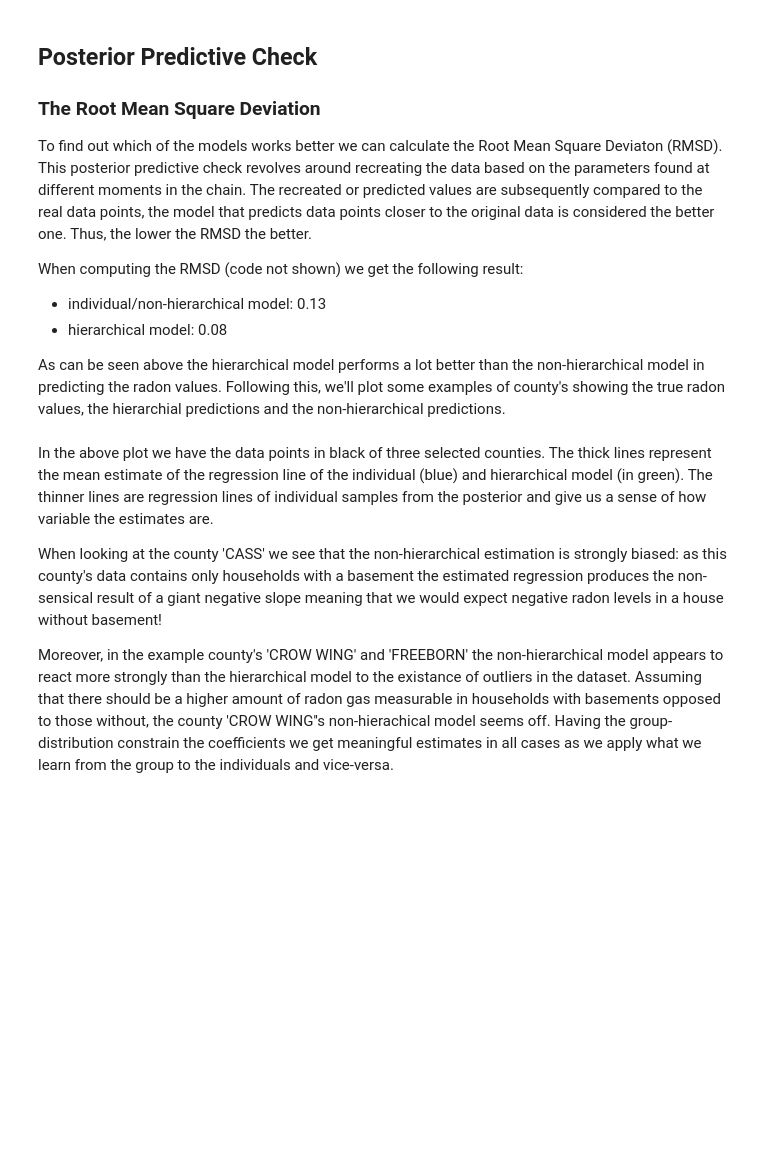
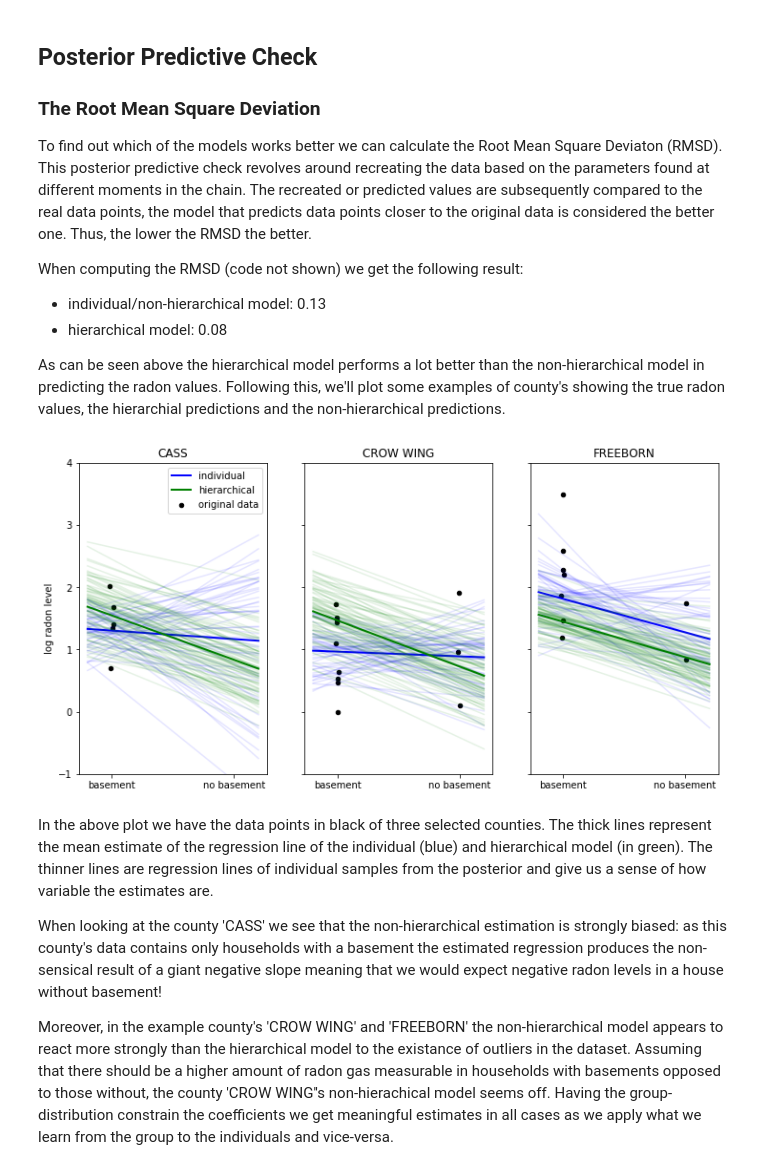
Before and after one commit to twiecki/WhileMyMCMCGentlySamples, a Jupyter notebook: content/downloads/notebooks/GLM_hierarchical.ipynb, the cells around one changed output. Saved outputs shown, nothing was run; the diff lists cells and outputs as text; code cells hidden in the pictures; blank space fills up the shorter version.

```diff
--- a/content/downloads/notebooks/GLM_hierarchical.ipynb
+++ b/content/downloads/notebooks/GLM_hierarchical.ipynb
@@ -210,30 +187,32 @@ As can be seen above the hierarchical model performs a lot better than the non-h
 # %%
 selection = ['CASS', 'CROW WING', 'FREEBORN']
 fig, axis = plt.subplots(1, 3, figsize=(12, 6), sharey=True, sharex=True)
 axis = axis.ravel()
 for i, c in enumerate(selection):
     c_data = data.ix[data.county == c]
     c_data = c_data.reset_index(drop = True)
     z = list(c_data['county_code'])[0]
 
     xvals = np.linspace(-0.2, 1.2)
-    for a_val, b_val in zip(indiv_traces[c]['alpha'][500::10], indiv_traces[c]['beta'][500::10]):
+    for a_val, b_val in zip(indiv_traces[c]['alpha'][::10], indiv_traces[c]['beta'][::10]):
         axis[i].plot(xvals, a_val + b_val * xvals, 'b', alpha=.1)
-    axis[i].plot(xvals, indiv_traces[c]['alpha'][500::10].mean() + indiv_traces[c]['beta'][500::10].mean() * xvals,
+    axis[i].plot(xvals, indiv_traces[c]['alpha'][::10].mean() + indiv_traces[c]['beta'][::10].mean() * xvals,
                  'b', alpha=1, lw=2., label='individual')
-    for a_val, b_val in zip(hierarchical_trace['alpha'][500::10][z], hierarchical_trace['beta'][500::10][z]):
+    for a_val, b_val in zip(hierarchical_trace['alpha'][::10][z], hierarchical_trace['beta'][::10][z]):
         axis[i].plot(xvals, a_val + b_val * xvals, 'g', alpha=.1)
-    axis[i].plot(xvals, hierarchical_trace['alpha'][500::10][z].mean() + hierarchical_trace['beta'][500::10][z].mean() * xvals,
+    axis[i].plot(xvals, hierarchical_trace['alpha'][::10][z].mean() + hierarchical_trace['beta'][::10][z].mean() * xvals,
                  'g', alpha=1, lw=2., label='hierarchical')
     axis[i].scatter(c_data.floor + np.random.randn(len(c_data))*0.01, c_data.log_radon,
                     alpha=1, color='k', marker='.', s=80, label='original data')
     axis[i].set_xticks([0,1])
     axis[i].set_xticklabels(['basement', 'no basement'])
     axis[i].set_ylim(-1, 4)
     axis[i].set_title(c)
     if not i%3:
         axis[i].legend()
         axis[i].set_ylabel('log radon level')
+# %% [output]
+[figure, added]
 # %% [markdown]
 In the above plot we have the data points in black of three selected counties. The thick lines represent the mean estimate of the regression line of the individual (blue) and hierarchical model (in green). The thinner lines are regression lines of individual samples from the posterior and give us a sense of how variable the estimates are.
 
```
Also changed, not shown: parts of 9 cells of this notebook, 3 other files.
